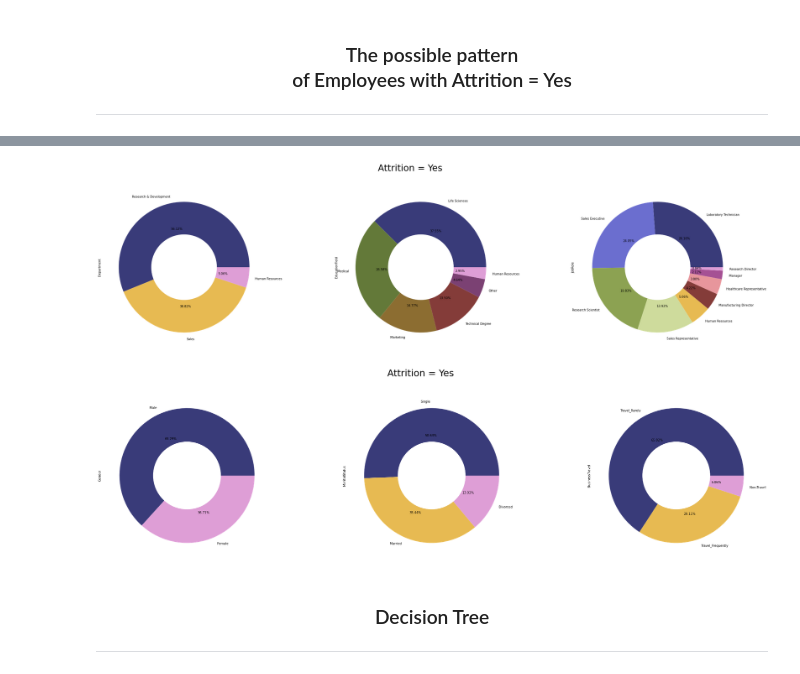
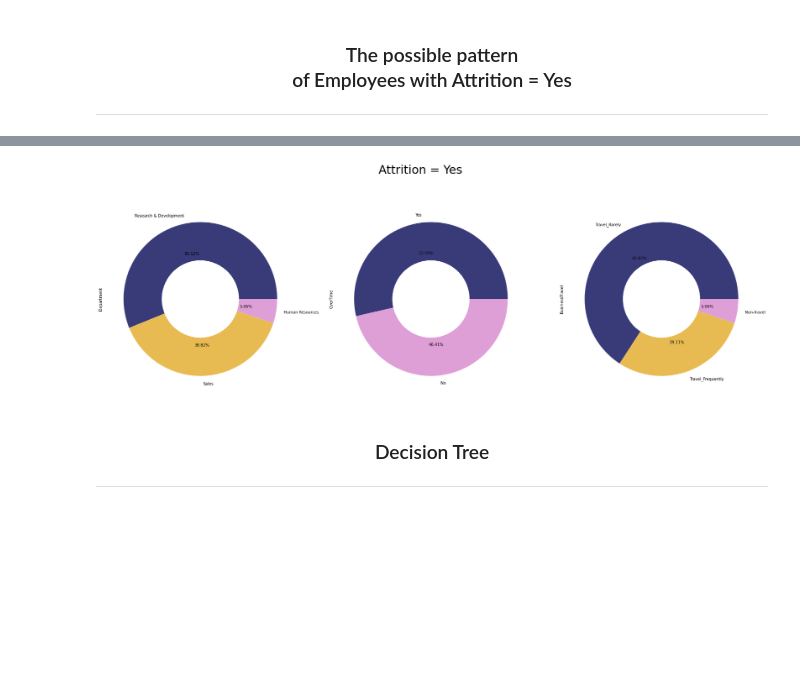
Before and after one commit to gabrielalastra/HR_Analysis, a Jupyter notebook: AttritionRateAnalysis.ipynb, the cells around one changed output, grey strips where cells are left out. Drawn from its saved outputs; the diff is of its cells as text; code cells hidden in the pictures; blank space fills up the shorter version.

```diff
--- a/AttritionRateAnalysis.ipynb
+++ b/AttritionRateAnalysis.ipynb
@@ -448,71 +578,36 @@ plt.figure(figsize=[30,10])
 plt.suptitle('Attrition = Yes', size=30)
 
 plt.subplot(1,3,1)
 maskAt['Department'].value_counts().plot(kind='pie',
                                      colormap='tab20b',
                                       autopct='%.2f%%')
 # add a circle
 my_circle=plt.Circle( (0,0), 0.5, color='white')
 p=plt.gcf()
 p.gca().add_artist(my_circle)
 
 plt.subplot(1,3,2)
-maskAt['EducationField'].value_counts().plot(kind='pie',
+maskAt['OverTime'].value_counts().plot(kind='pie',
                                      colormap='tab20b',
                                       autopct='%.2f%%')
 # add a circle
 my_circle=plt.Circle( (0,0), 0.5, color='white')
 p=plt.gcf()
 p.gca().add_artist(my_circle)
 
 plt.subplot(1,3,3)
-maskAt['JobRole'].value_counts().plot(kind='pie',
+maskAt['BusinessTravel'].value_counts().plot(kind='pie',
                                      colormap='tab20b',
                                       autopct='%.2f%%')
 # add a circle
 my_circle=plt.Circle( (0,0), 0.5, color='white')
 p=plt.gcf()
 p.gca().add_artist(my_circle)
 
 
 plt.show()
 # %% [output]
-[figure, old version]
+[figure, new version]
-# %%
-plt.figure(figsize=[40,10])
-plt.suptitle('Attrition = Yes', size=30)
-
-plt.subplot(1,3,1)
-maskAt['Gender'].value_counts().plot(kind='pie',
-                                     colormap='tab20b',
-                                      autopct='%.2f%%')
-# add a circle
-my_circle=plt.Circle( (0,0), 0.5, color='white')
-p=plt.gcf()
-p.gca().add_artist(my_circle)
-
-plt.subplot(1,3,2)
-maskAt['MaritalStatus'].value_counts().plot(kind='pie',
-                                     colormap='tab20b',
-                                      autopct='%.2f%%')
-# add a circle
-my_circle=plt.Circle( (0,0), 0.5, color='white')
-p=plt.gcf()
-p.gca().add_artist(my_circle)
-
-plt.subplot(1,3,3)
-maskAt['BusinessTravel'].value_counts().plot(kind='pie',
-                                     colormap='tab20b',
-                                      autopct='%.2f%%')
-# add a circle
-my_circle=plt.Circle( (0,0), 0.5, color='white')
-p=plt.gcf()
-p.gca().add_artist(my_circle)
-
-
-plt.show()
-# %% [output]
-[figure, removed]
 # %% [markdown]
 <h3 align='center'>Decision Tree</h3>
 <hr color='purple'>
```
Also changed, not shown: parts of 45 cells of this notebook.
